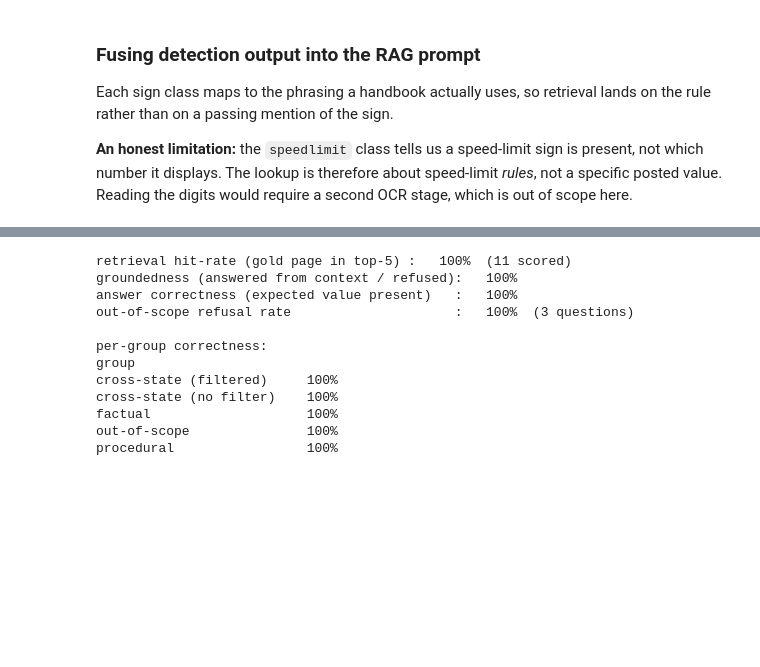
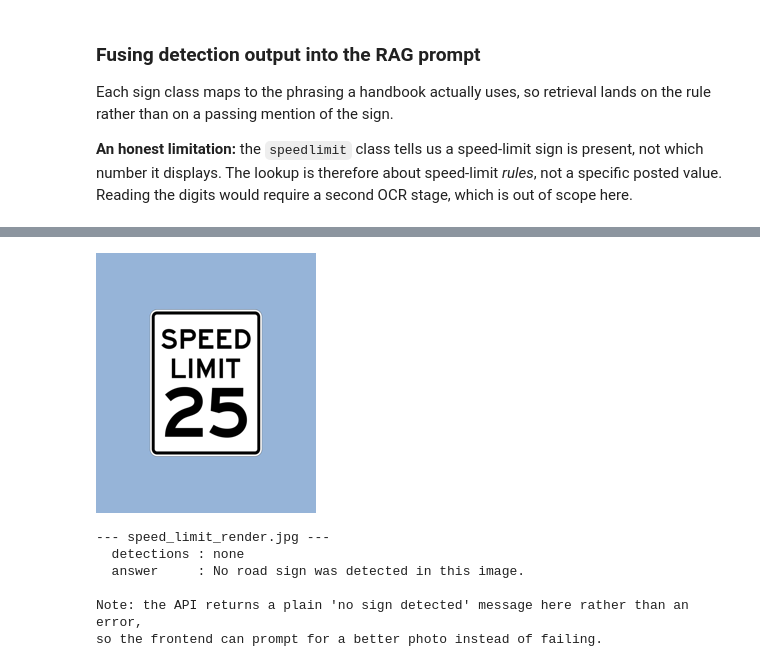
Before and after one commit to 166129/YOLO-RAG-final-project, a Jupyter notebook: notebooks/rag_pipeline.ipynb, the cells around one changed output, grey strips where cells are left out. Cells and saved outputs as stored; diff of their text form; code cells hidden in the pictures; blank space fills up the shorter version.

```diff
--- a/notebooks/rag_pipeline.ipynb
+++ b/notebooks/rag_pipeline.ipynb
@@ -681,28 +626,15 @@ df_eval
 # %%
-scored = [r for r in rows if r["retrieval_hit"] != "-"]
-hit_rate   = sum(r["retrieval_hit"] == "Y" for r in scored) / max(len(scored), 1)
-grounded   = sum(r["grounded"] == "Y" for r in rows) / len(rows)
-correct    = sum(r["correct"]  == "Y" for r in rows) / len(rows)
-refusals   = [r for r in rows if r["group"] == "out-of-scope"]
-refuse_ok  = sum(r["correct"] == "Y" for r in refusals) / max(len(refusals), 1)
-
-print(f"retrieval hit-rate (gold page in top-{TOP_K}) : {hit_rate:6.0%}  ({len(scored)} scored)")
-print(f"groundedness (answered from context / refused): {grounded:6.0%}")
-print(f"answer correctness (expected value present)   : {correct:6.0%}")
-print(f"out-of-scope refusal rate                     : {refuse_ok:6.0%}  ({len(refusals)} questions)")
-print("\nper-group correctness:")
-print(df_eval.groupby("group")["correct"].apply(lambda s: f"{(s == 'Y').mean():.0%}").to_string())
+if yolo is not None:
+    display(Image.open(SAMPLE_DIR / "speed_limit_render.jpg").resize((220, 260)))
+    miss = show_detection(SAMPLE_DIR / "speed_limit_render.jpg", state="California")
+    print("Note: the API returns a plain 'no sign detected' message here rather than an error,")
+    print("so the frontend can prompt for a better photo instead of failing.")
 # %% [output]
+[figure, added]
-retrieval hit-rate (gold page in top-5) :   100%  (11 scored)
-groundedness (answered from context / refused):   100%
-answer correctness (expected value present)   :   100%
-out-of-scope refusal rate                     :   100%  (3 questions)
+--- speed_limit_render.jpg ---
+  detections : none
+  answer     : No road sign was detected in this image.
 
-per-group correctness:
-group
-cross-state (filtered)     100%
-cross-state (no filter)    100%
-factual                    100%
-out-of-scope               100%
-procedural                 100%
+Note: the API returns a plain 'no sign detected' message here rather than an error,
+so the frontend can prompt for a better photo instead of failing.
 # %% [markdown]
```
Also changed, not shown: parts of 20 cells of this notebook, 5 other files.
